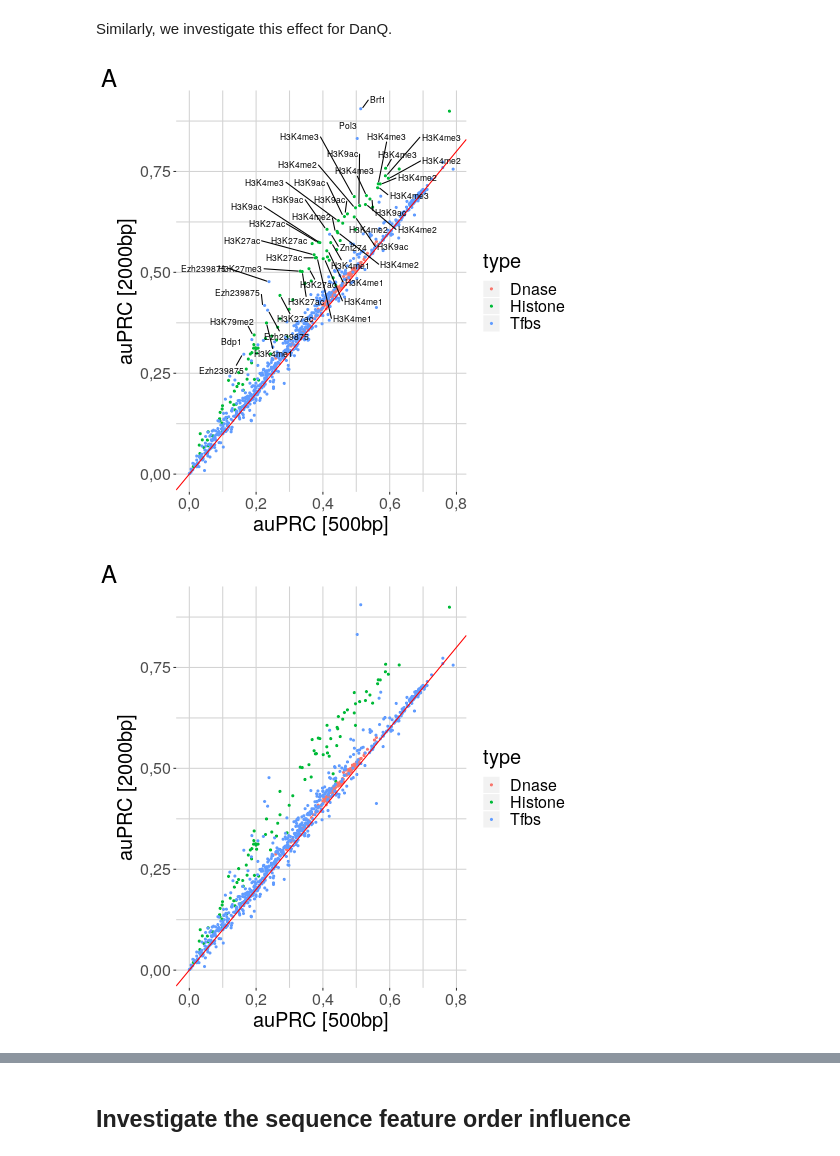
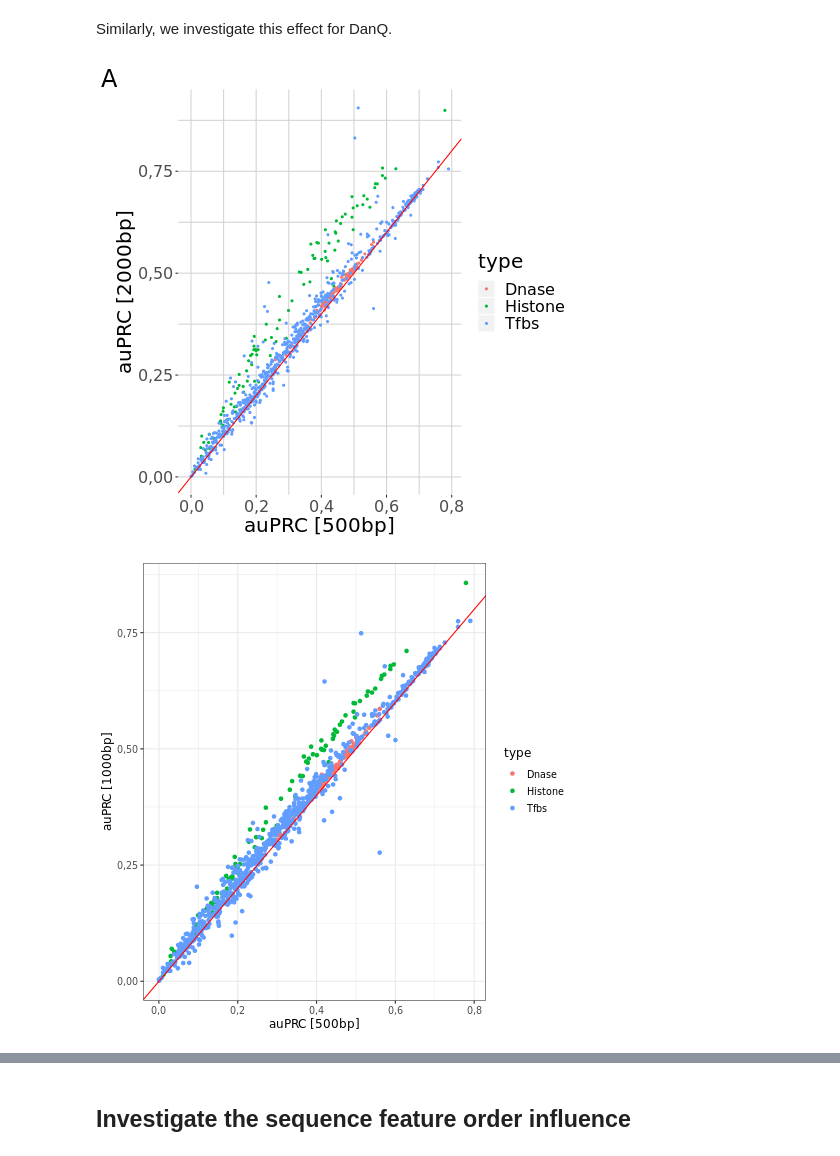
Before and after one commit to wkopp/janggu_usecases, a Jupyter notebook: 02_deepsea_danq_prediction/deepsea_danq_experiments.ipynb, the cells around one changed output, grey strips where cells are left out. Saved outputs shown, nothing was run; the diff lists cells and outputs as text; code cells hidden in the pictures.

```diff
--- a/02_deepsea_danq_prediction/deepsea_danq_experiments.ipynb
+++ b/02_deepsea_danq_prediction/deepsea_danq_experiments.ipynb
@@ -293,62 +279,36 @@ df = data.frame(auprc1=r11$auprc, auprc2=r12$auprc, auprc3=r13$auprc, type=label
 source("make_labels.R")
 # %%
 %%R
-
-g1 = ggplot(df, aes(x=auprc1, y=auprc3, color=type)) + geom_point(size=.8) +
-  xlab("auPRC [500bp]") + ylab("auPRC [2000bp]") +  geom_abline(intercept=0.0, slope=1., color="red") + labs(tag="A") +
-  theme(
-        text=element_text(size=20),
-        panel.background= element_blank(),
-        panel.grid.major.y=element_line(size = 0.5, linetype = 'solid',
-                                        colour = "lightgray"),
-        panel.grid.minor.y=element_line(size = 0.5, linetype = 'solid',
-                                        colour = "lightgray"),
-        panel.grid.major.x=element_line(size = 0.5, linetype = 'solid',
-                                        colour = "lightgray"),
-        panel.grid.minor.x=element_line(size = 0.5, linetype = 'solid',
-                                        colour = "lightgray")) +
-  geom_text_repel(
-    data = subset(df, auprc3-auprc1 >=.13),
-    aes(label = labels),
-    size = 3,
-    box.padding = unit(0.35, "lines"),
-    point.padding = unit(0.3, "lines"),
-    color='black',
-  )
-#    theme_bw(base_size = 12)
-print(g1)
-
-ggsave("figure/compare_500_vs_2000_typelabel_danq.png", g1, width=7, height=3)
 
 g1 = ggplot(df, aes(x=auprc1, y=auprc3, color=type)) + geom_point(size=.8) +
   xlab("auPRC [500bp]") + ylab("auPRC [2000bp]") +  geom_abline(intercept=0.0, slope=1., color="red") + labs(tag="A") +
   theme(
         text=element_text(size=20),
         panel.background= element_blank(),
         panel.grid.major.y=element_line(size = 0.5, linetype = 'solid',
                                         colour = "lightgray"),
         panel.grid.minor.y=element_line(size = 0.5, linetype = 'solid',
                                         colour = "lightgray"),
         panel.grid.major.x=element_line(size = 0.5, linetype = 'solid',
                                         colour = "lightgray"),
         panel.grid.minor.x=element_line(size = 0.5, linetype = 'solid',
                                         colour = "lightgray"))
 
 
 print(g1)
 
 ggsave("figure/compare_500_vs_2000_danq.png", g1, width=7, height=3)
 
 g2 = ggplot(df, aes(x=auprc1, y=auprc2, color=type)) + geom_point() +
   xlab("auPRC [500bp]") + ylab("auPRC [1000bp]")  +
   geom_abline(intercept=0.0, slope=1., color="red") +
   theme_bw(base_size = 12)
 print(g2)
 g3 = ggplot(df, aes(x=auprc2, y=auprc3, color=type)) + geom_point() +
   xlab("auPRC [1000bp]") + ylab("auPRC [2000bp]")  +
   geom_abline(intercept=0.0, slope=1., color="red") +
   theme_bw(base_size = 12)
 print(g3)
 # %% [output]
-[figure, old version]
+[figure, new version]
-[figure, old version]
+[figure, new version]
```
Also changed, not shown: parts of 7 cells of this notebook, 2 other files.
